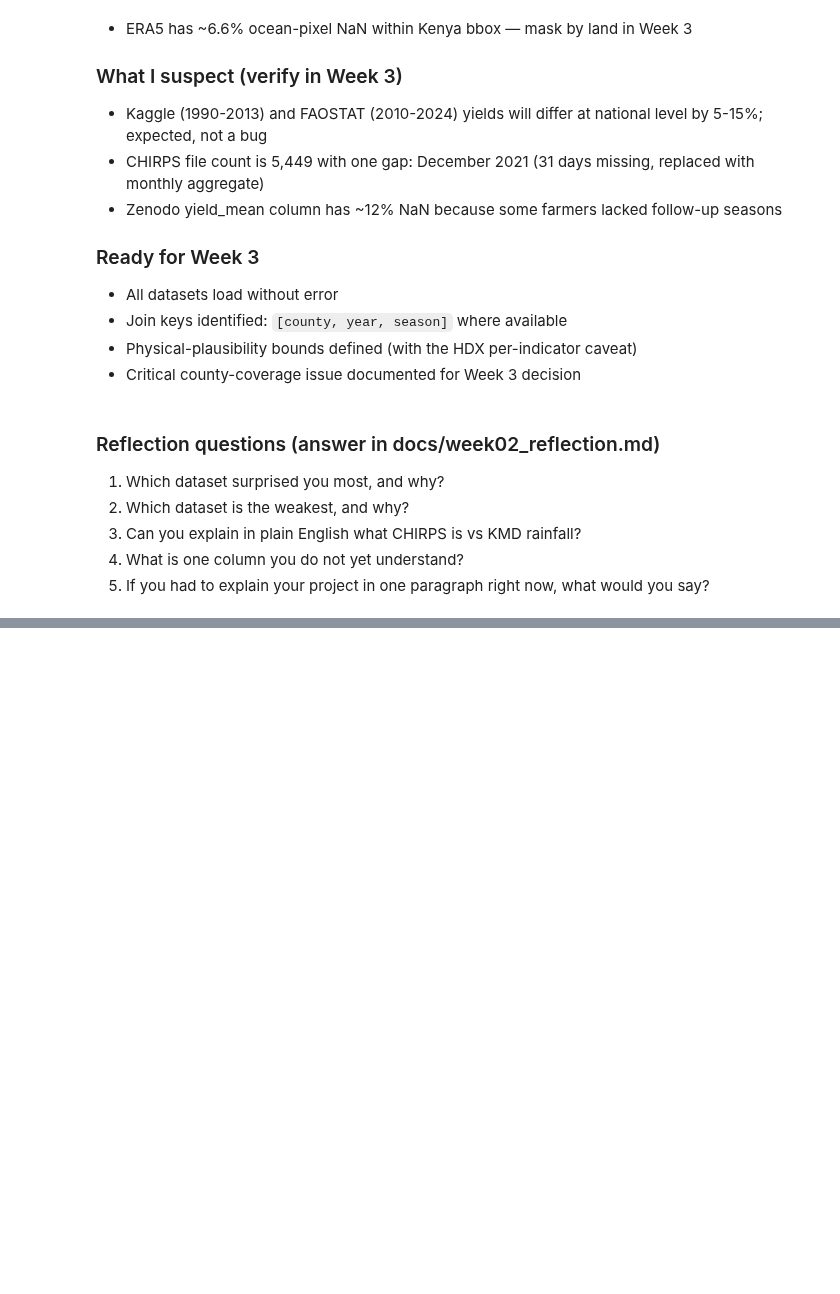
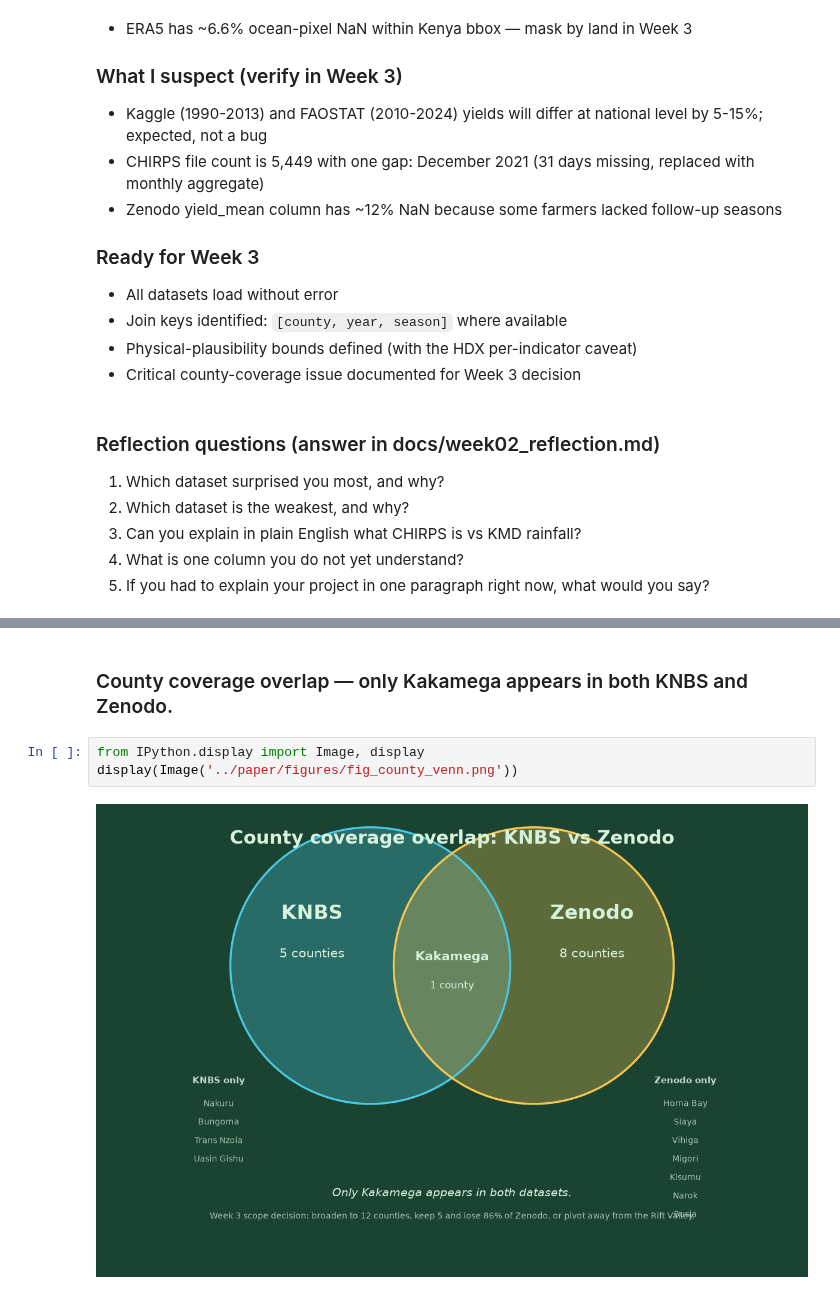
Before and after one commit to alexharonyandega-dev/kenya-climate-data-lab, a Jupyter notebook: notebooks/01_data_exploration.ipynb, the cells around one changed output, grey strips where cells are left out. Drawn from its saved outputs; the diff is of its cells as text; blank space fills up the shorter version.

```diff
--- a/notebooks/01_data_exploration.ipynb
+++ b/notebooks/01_data_exploration.ipynb
@@ -614,0 +634,7 @@ The Zenodo push-pull study is a Western Kenya / Lake Victoria basin trial. The K
+# %% [markdown]
+### County coverage overlap — only Kakamega appears in both KNBS and Zenodo.
+# %%
+from IPython.display import Image, display
+display(Image('../paper/figures/fig_county_venn.png'))
+# %% [output]
+[figure, added]
```
Also changed, not shown: parts of 7 cells of this notebook.
